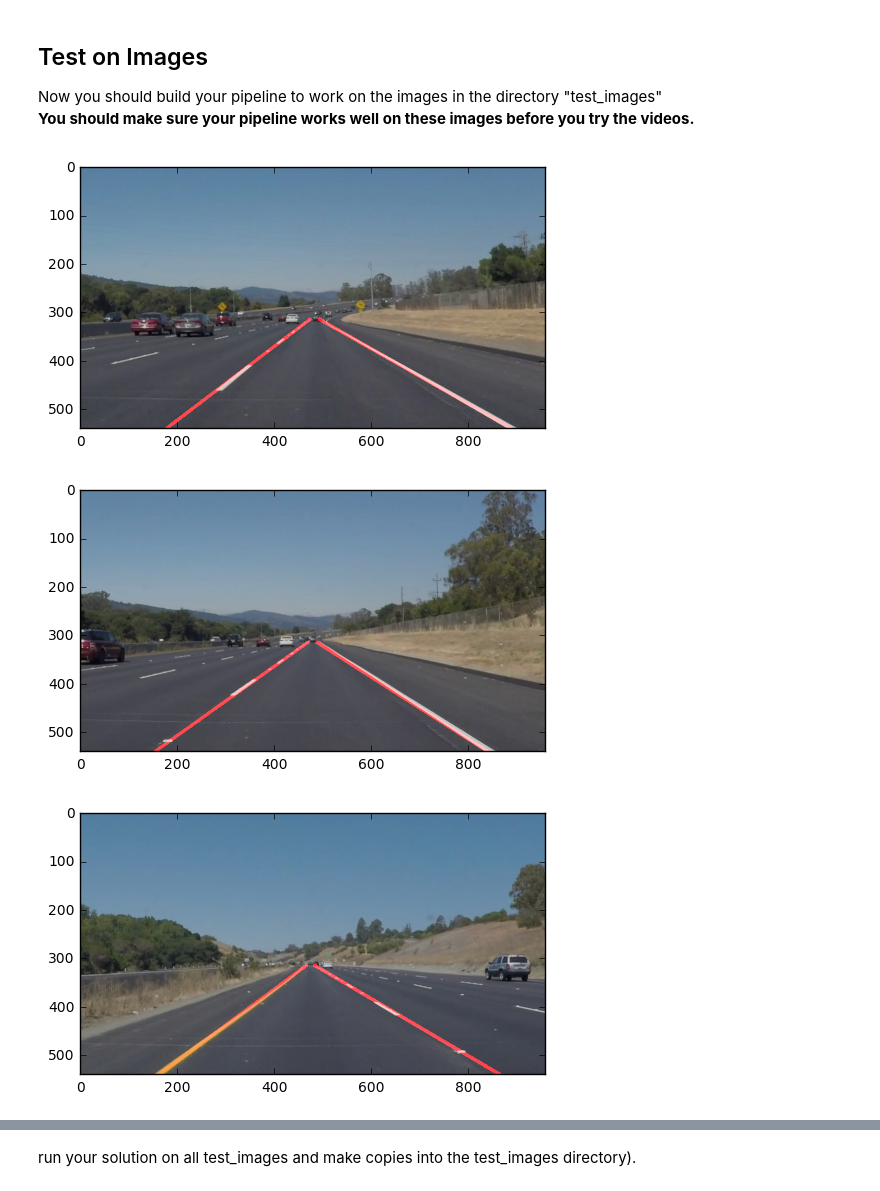
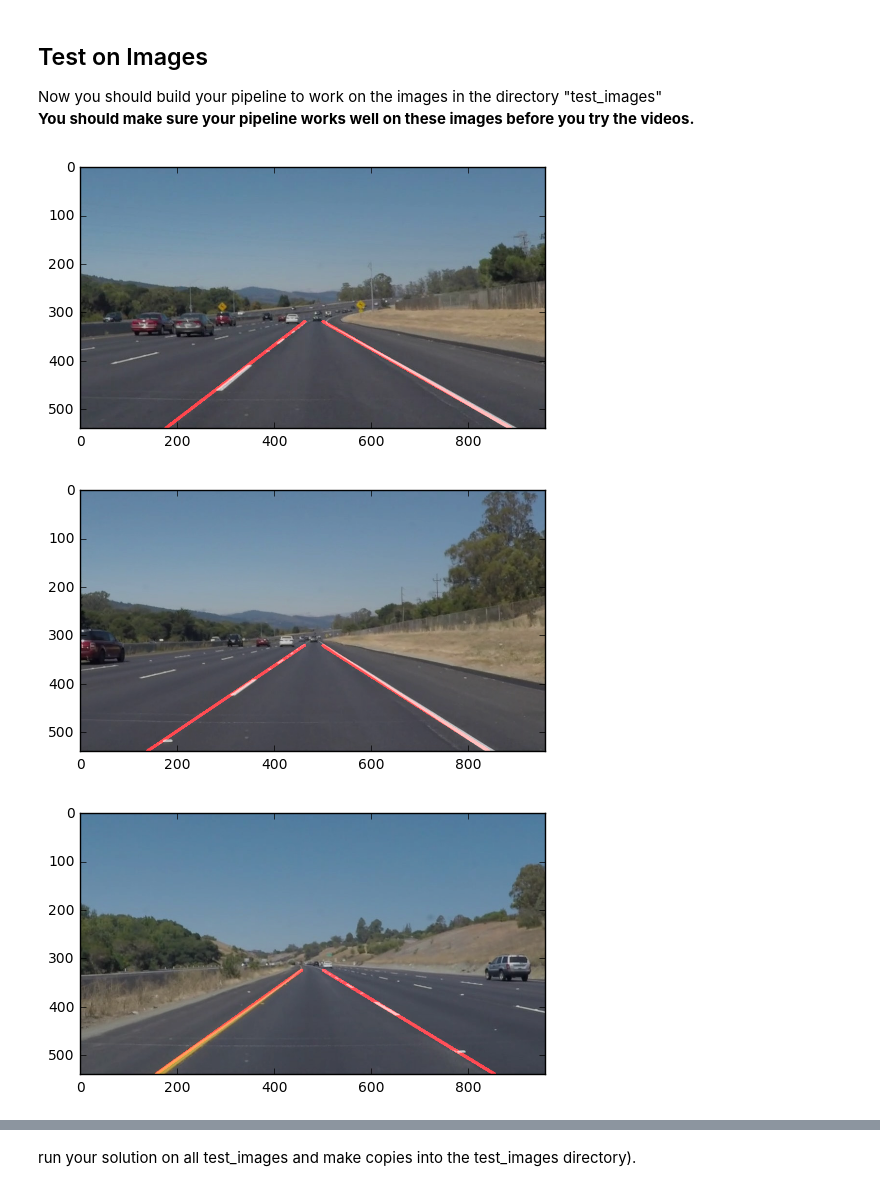
Before and after one commit to hiddestokvis/CarND-LaneLines-P1, a Jupyter notebook: P1.ipynb, the cells around one changed output, grey strips where cells are left out. Cells and saved outputs as stored; diff of their text form; code cells hidden in the pictures.

```diff
--- a/P1.ipynb
+++ b/P1.ipynb
@@ -207,27 +263,35 @@ Now you should build your pipeline to work on the images in the directory "test_
 # %%
 import os
 images = os.listdir("test_images/")
 
 def drawLines(image):
     imagePath = "test_images/%s" % image
     image = (mpimg.imread(imagePath)).astype('uint8')
-    gray = grayscale(image)
+    ''' Filter color '''
+    color_select = np.copy(image)
+    rgb_threshold = [200, 150, 95]
+    thresholds = (image[:,:,0] < rgb_threshold[0]) \
+    | (image[:,:,1] < rgb_threshold[1]) \
+    | (image[:,:,2] < rgb_threshold[2])
+    color_select[thresholds] = [0,0,0]
+    gray = grayscale(color_select)
     blurred = gaussian_blur(gray, 3)
     edges = canny(blurred, 50, 150)
     xsize = image.shape[1]
     ysize = image.shape[0]
     vertices = np.array([[(0,ysize),(xsize/2,ysize/1.73),(xsize/2,ysize/1.73),(xsize,ysize)]], dtype=np.int32)
     regioned = region_of_interest(edges, vertices)
-    hough = hough_lines(regioned, 1, np.pi/180, 15, 35, 20)
-    color_edges = np.dstack((edges, edges, edges))
+    hough = hough_lines(regioned, 1, np.pi/180, 35, 35, 20)
+    # color_edges = np.dstack((edges, edges, edges))
     weighted = weighted_img(hough, image)
     return weighted
 
 for image in images:
+    clearUnjitter()
     result = drawLines(image)
     plt.figure()
     plt.imshow(result, cmap='gray')
 # %% [output]
 [figure]
-[figure, old version]
+[figure, new version]
-[figure, old version]
+[figure, new version]
```
Also changed, not shown: parts of 7 cells of this notebook, 3 other files.
